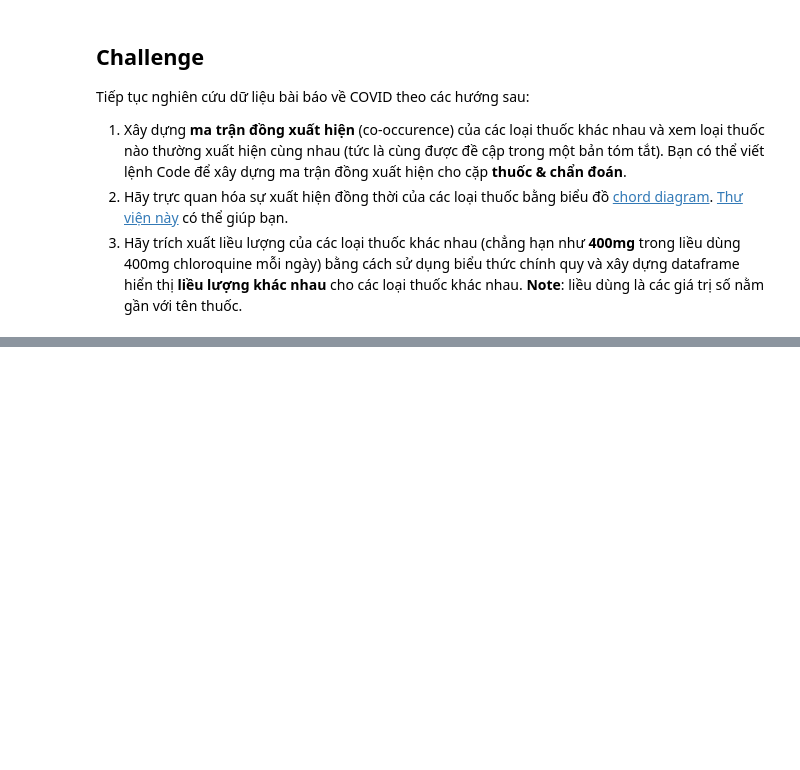
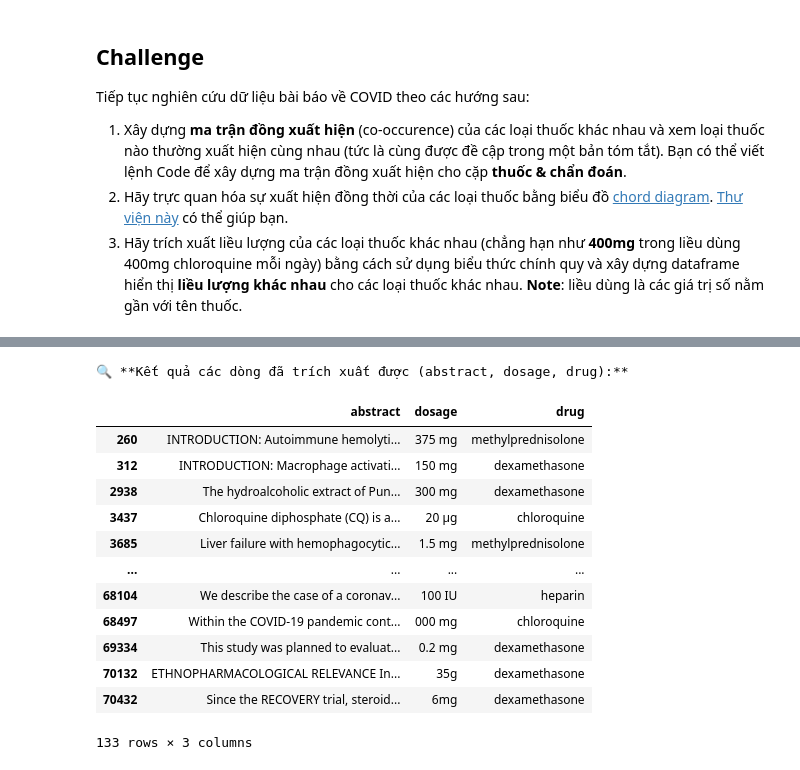
Before and after one commit to hoanglong8/Microsoft-DS-for-beginners, a Jupyter notebook: 2-Working-With-Data/07-python/translations/02.07.notebook-papers.ipynb, the cells around one changed output, grey strips where cells are left out. Saved outputs shown, nothing was run; the diff lists cells and outputs as text; code cells hidden in the pictures; blank space fills up the shorter version.

Commit message:
Được tạo bằng Colab

```diff
--- a/2-Working-With-Data/07-python/translations/02.07.notebook-papers.ipynb
+++ b/2-Working-With-Data/07-python/translations/02.07.notebook-papers.ipynb
@@ -332,0 +435,15 @@ df['tokens'] = df['abstract'].apply(clean_and_tokenize)
+# %%
+# Bước 2: Hàm làm sạch và tách từ (bao gồm việc chuyển về chữ thường)
+def clean_and_tokenize(text):
+    if isinstance(text, str):
+        text = text.lower()  # Chuyển thành chữ thường
+        text = re.sub(r'[^a-z\s]', '', text)  # Loại bỏ dấu câu và ký tự không phải chữ
+        return text.split()
+    else:
+        return []
+
+# Áp dụng hàm làm sạch và tách từ cho cột 'abstract'
+df['tokens'] = df['abstract'].apply(clean_and_tokenize)
+
+# Kiểm tra kết quả
+print(df['tokens'].head())
@@ -332,0 +544,45 @@ df['tokens'] = df['abstract'].apply(clean_and_tokenize)
+# %%
+import pandas as pd
+import re
+
+# Danh sách thuốc cần trích xuất
+drugs_list = [
+    'hydroxychloroquine', 'chloroquine', 'tocilizumab', 'remdesivir', 'azithromycin',
+    'lopinavir', 'ritonavir', 'dexamethasone', 'heparin', 'favipiravir', 'methylprednisolone'
+]
+# Regex liều lượng:
+dosage_pattern = r'\b(\d+(?:\.\d+)?(?:\s?(?:mg|g|ml|mcg|µg|units|IU|tablet|capsule|dose|drops|pills|injections|vials|mg/kg)))\b'
+# Regex tên thuốc:
+drugs_pattern = r'\b(' + '|'.join(re.escape(drug) for drug in drugs_list) + r')\b'
+
+# 1. Làm sạch cột abstract (loại bỏ NaN)
+df = df.dropna(subset=['abstract']).reset_index(drop=True)
+
+# 2. Trích xuất dosage (liều lượng)
+df['dosage'] = df['abstract'].str.extract(dosage_pattern)
+
+# 3. Trích xuất drug (tên thuốc)
+df['drug'] = df['abstract'].str.extract(drugs_pattern)
+
+# 4. Lọc các dòng có thông tin dosage và drug
+df_filtered = df.dropna(subset=['dosage', 'drug'])[['abstract', 'dosage', 'drug']]
+
+# Hiển thị bảng kết quả
+from IPython.display import display
+print("🔍 **Kết quả các dòng đã trích xuất được (abstract, dosage, drug):**")
+display(df_filtered)
+# %% [output]
+🔍 **Kết quả các dòng đã trích xuất được (abstract, dosage, drug):**
+|  | abstract | dosage | drug |
+| 260 | INTRODUCTION: Autoimmune hemolyti... | 375 mg | methylprednisolone |
+| 312 | INTRODUCTION: Macrophage activati... | 150 mg | dexamethasone |
+| 2938 | The hydroalcoholic extract of Pun... | 300 mg | dexamethasone |
+| 3437 | Chloroquine diphosphate (CQ) is a... | 20 µg | chloroquine |
+| 3685 | Liver failure with hemophagocytic... | 1.5 mg | methylprednisolone |
+| ... | ... | ... | ... |
+| 68104 | We describe the case of a coronav... | 100 IU | heparin |
+| 68497 | Within the COVID-19 pandemic cont... | 000 mg | chloroquine |
+| 69334 | This study was planned to evaluat... | 0.2 mg | dexamethasone |
+| 70132 | ETHNOPHARMACOLOGICAL RELEVANCE In... | 35g | dexamethasone |
+| 70432 | Since the RECOVERY trial, steroid... | 6mg | dexamethasone |
+133 rows × 3 columns
```
Also changed, not shown: parts of 19 cells of this notebook.
